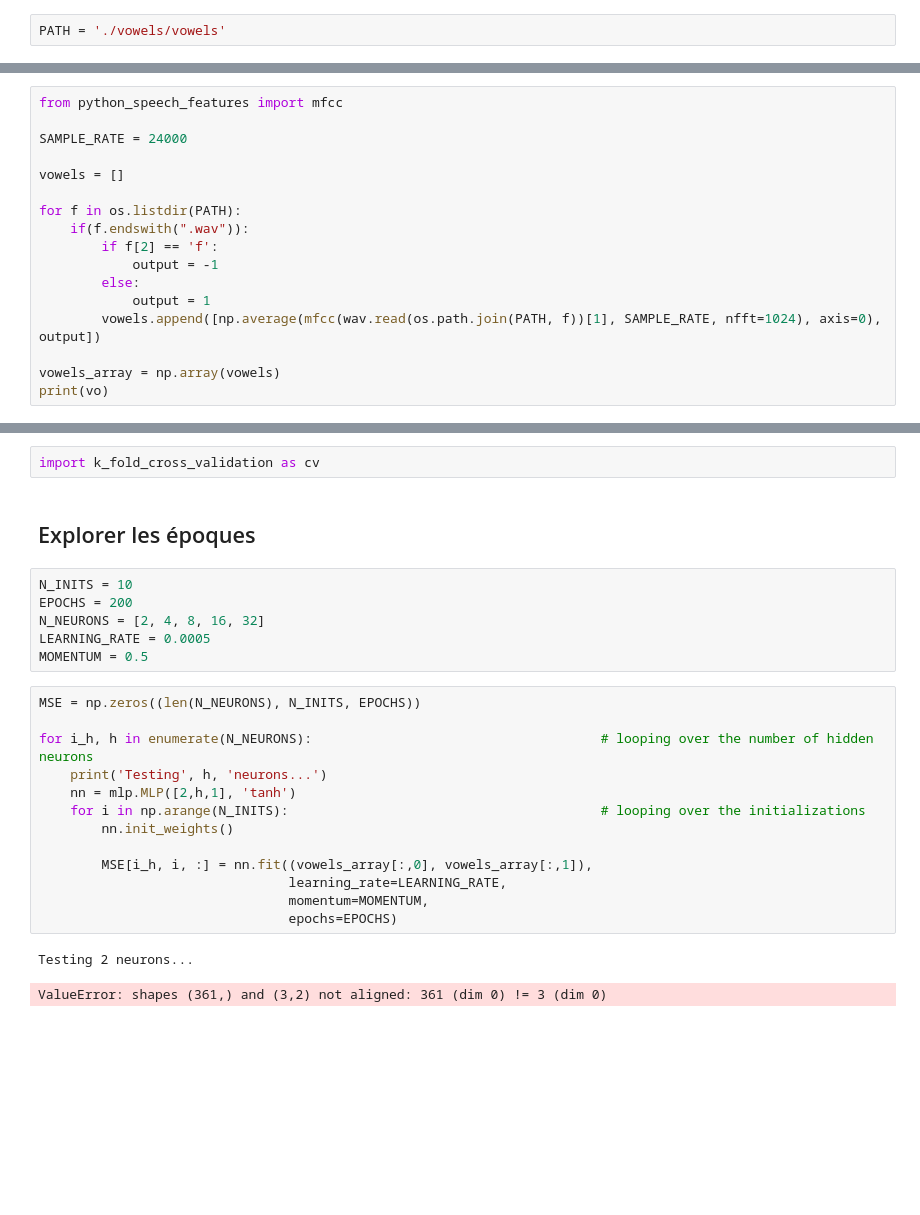
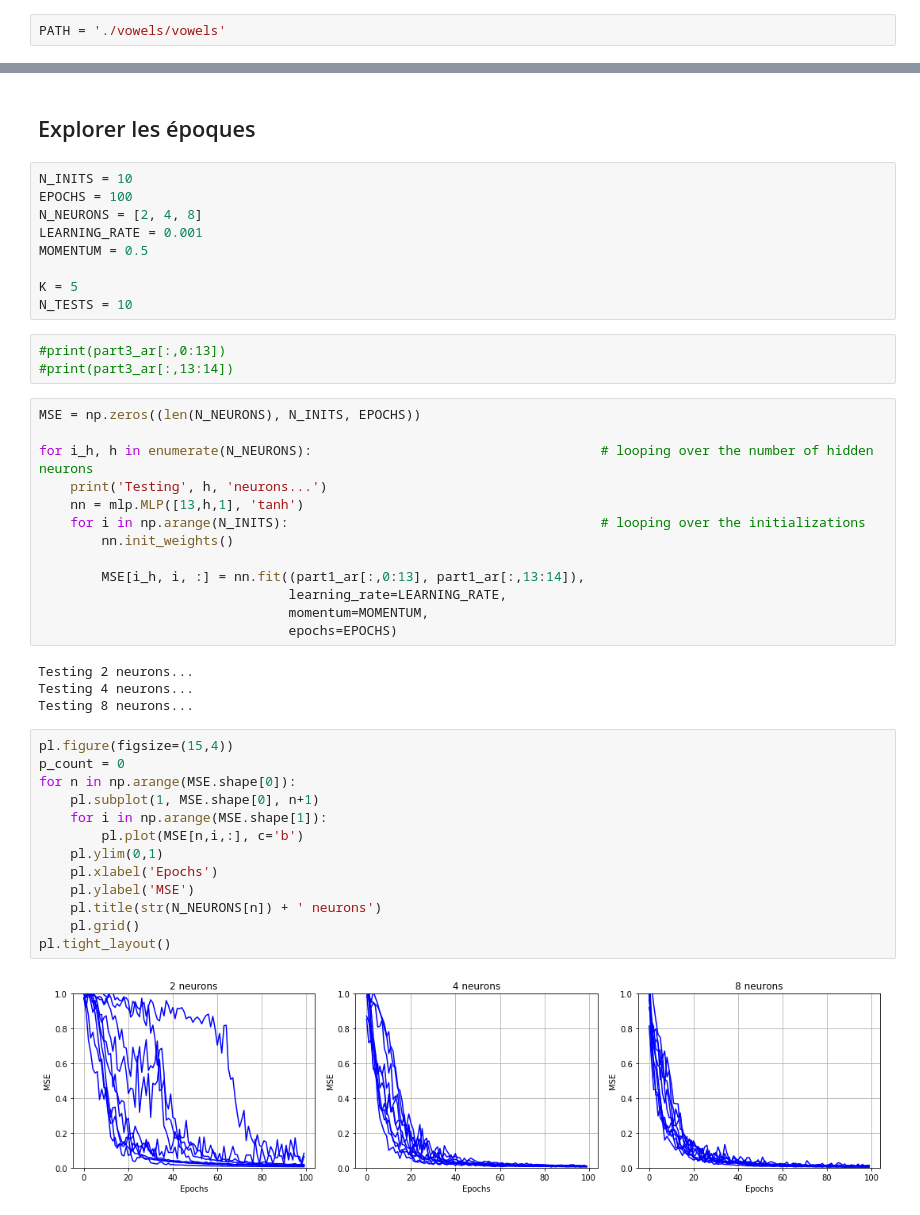
Before and after one commit to Jael24/MLG_Labo_3, a Jupyter notebook: PW4/Lab_4.ipynb, the cells around one changed output, grey strips where cells are left out. Saved outputs shown, nothing was run; the diff lists cells and outputs as text; blank space fills up the shorter version.

Commit message:
Create arrays, start to create&test neural network

```diff
--- a/PW4/Lab_4.ipynb
+++ b/PW4/Lab_4.ipynb
@@ -17,17 +13,0 @@ Nous allons lire les fichiers son et créer les 13 variables du coefficient de M
-# %%
-from python_speech_features import mfcc
-
-SAMPLE_RATE = 24000
-
-vowels = []
-
-for f in os.listdir(PATH):
-    if(f.endswith(".wav")):
-        if f[2] == 'f':
-            output = -1
-        else:
-            output = 1
-        vowels.append([np.average(mfcc(wav.read(os.path.join(PATH, f))[1], SAMPLE_RATE, nfft=1024), axis=0), output])
-
-vowels_array = np.array(vowels)
-print(vo)
@@ -44,26 +82,46 @@ import mlp_backprop_momentum as mlp
-# %%
-import k_fold_cross_validation as cv
 # %% [markdown]
 ## Explorer les époques
 # %%
 N_INITS = 10
-EPOCHS = 200
-N_NEURONS = [2, 4, 8, 16, 32]
-LEARNING_RATE = 0.0005
+EPOCHS = 100
+N_NEURONS = [2, 4, 8]
+LEARNING_RATE = 0.001
 MOMENTUM = 0.5
+
+K = 5
+N_TESTS = 10
+# %%
+#print(part3_ar[:,0:13])
+#print(part3_ar[:,13:14])
 # %%
 MSE = np.zeros((len(N_NEURONS), N_INITS, EPOCHS))
 
 for i_h, h in enumerate(N_NEURONS):                                     # looping over the number of hidden neurons
     print('Testing', h, 'neurons...')
-    nn = mlp.MLP([2,h,1], 'tanh')
+    nn = mlp.MLP([13,h,1], 'tanh')
     for i in np.arange(N_INITS):                                        # looping over the initializations
         nn.init_weights()
 
-        MSE[i_h, i, :] = nn.fit((vowels_array[:,0], vowels_array[:,1]),
+        MSE[i_h, i, :] = nn.fit((part1_ar[:,0:13], part1_ar[:,13:14]),
                                 learning_rate=LEARNING_RATE,
                                 momentum=MOMENTUM,
                                 epochs=EPOCHS)
 # %% [output]
 Testing 2 neurons...
+Testing 4 neurons...
+Testing 8 neurons...
-ValueError: shapes (361,) and (3,2) not aligned: 361 (dim 0) != 3 (dim 0)
+# %%
+pl.figure(figsize=(15,4))
+p_count = 0
+for n in np.arange(MSE.shape[0]):
+    pl.subplot(1, MSE.shape[0], n+1)
+    for i in np.arange(MSE.shape[1]):
+        pl.plot(MSE[n,i,:], c='b')
+    pl.ylim(0,1)
+    pl.xlabel('Epochs')
+    pl.ylabel('MSE')
+    pl.title(str(N_NEURONS[n]) + ' neurons')
+    pl.grid()
+pl.tight_layout()
+# %% [output]
+[figure, added]
```
Also changed, not shown: parts of 9 cells of this notebook.
